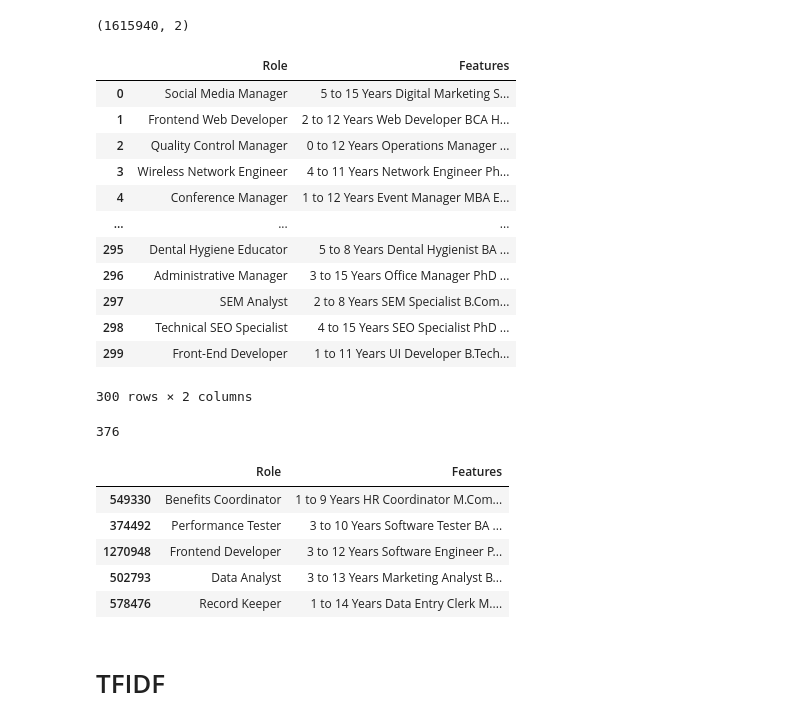
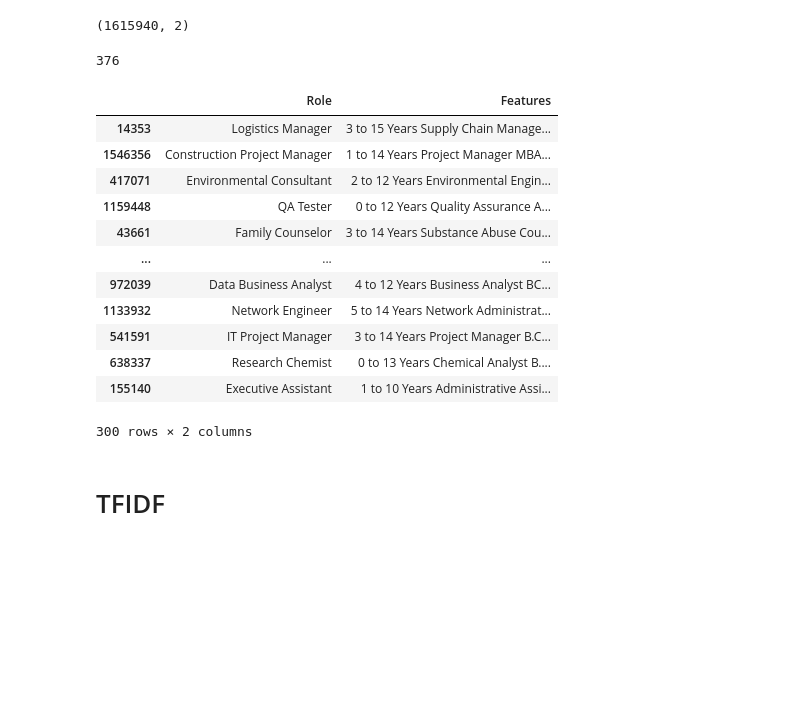
Before and after one commit to DEBA2607/Smart-Resume-Analyzer, a Jupyter notebook: models/Resume Job Recommendation System.ipynb, the cells around one changed output. Saved outputs shown, nothing was run; the diff lists cells and outputs as text; code cells hidden in the pictures; blank space fills up the shorter version.

```diff
--- a/models/Resume Job Recommendation System.ipynb
+++ b/models/Resume Job Recommendation System.ipynb
@@ -27,22 +27,6 @@ df = pd.read_csv("../Datasets/jobs_dataset_with_features.csv")
 df.shape
 # %% [output]
 (1615940, 2)
-# %%
-df.head(300)
-# %% [output]
-|  | Role | Features |
-| 0 | Social Media Manager | 5 to 15 Years Digital Marketing S... |
-| 1 | Frontend Web Developer | 2 to 12 Years Web Developer BCA H... |
-| 2 | Quality Control Manager | 0 to 12 Years Operations Manager ... |
-| 3 | Wireless Network Engineer | 4 to 11 Years Network Engineer Ph... |
-| 4 | Conference Manager | 1 to 12 Years Event Manager MBA E... |
-| ... | ... | ... |
-| 295 | Dental Hygiene Educator | 5 to 8 Years Dental Hygienist BA ... |
-| 296 | Administrative Manager | 3 to 15 Years Office Manager PhD ... |
-| 297 | SEM Analyst | 2 to 8 Years SEM Specialist B.Com... |
-| 298 | Technical SEO Specialist | 4 to 15 Years SEO Specialist PhD ... |
-| 299 | Front-End Developer | 1 to 11 Years UI Developer B.Tech... |
-300 rows × 2 columns
 # %%
 # # Dropping classes with less than 6500 instances
 # min_count = 6500
@@ -61,14 +45,21 @@ len(df['Role'].value_counts())
 #df = filtered_df.sample(n=10000)
 df = df.sample(n=10000)
 # %%
-df.head()
+df.head(300)
 # %% [output]
 |  | Role | Features |
-| 549330 | Benefits Coordinator | 1 to 9 Years HR Coordinator M.Com... |
-| 374492 | Performance Tester | 3 to 10 Years Software Tester BA ... |
-| 1270948 | Frontend Developer | 3 to 12 Years Software Engineer P... |
-| 502793 | Data Analyst | 3 to 13 Years Marketing Analyst B... |
-| 578476 | Record Keeper | 1 to 14 Years Data Entry Clerk M.... |
+| 14353 | Logistics Manager | 3 to 15 Years Supply Chain Manage... |
+| 1546356 | Construction Project Manager | 1 to 14 Years Project Manager MBA... |
+| 417071 | Environmental Consultant | 2 to 12 Years Environmental Engin... |
+| 1159448 | QA Tester | 0 to 12 Years Quality Assurance A... |
+| 43661 | Family Counselor | 3 to 14 Years Substance Abuse Cou... |
+| ... | ... | ... |
+| 972039 | Data Business Analyst | 4 to 12 Years Business Analyst BC... |
+| 1133932 | Network Engineer | 5 to 14 Years Network Administrat... |
+| 541591 | IT Project Manager | 3 to 14 Years Project Manager B.C... |
+| 638337 | Research Chemist | 0 to 13 Years Chemical Analyst B.... |
+| 155140 | Executive Assistant | 1 to 10 Years Administrative Assi... |
+300 rows × 2 columns
 # %% [markdown]
 # TFIDF
 # %%
```
Also changed, not shown: parts of 1 cell of this notebook, 14 other files.
